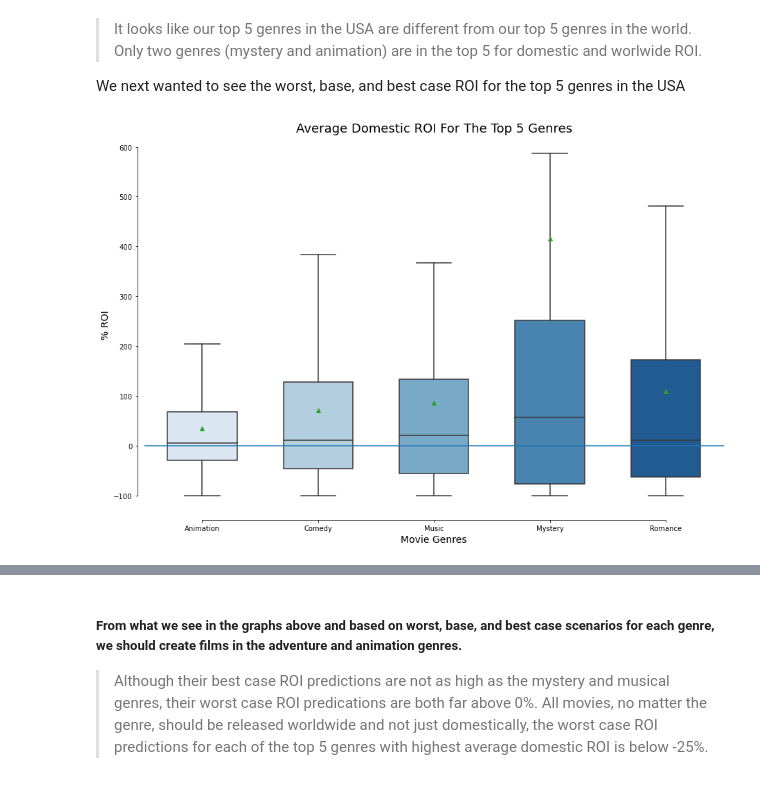
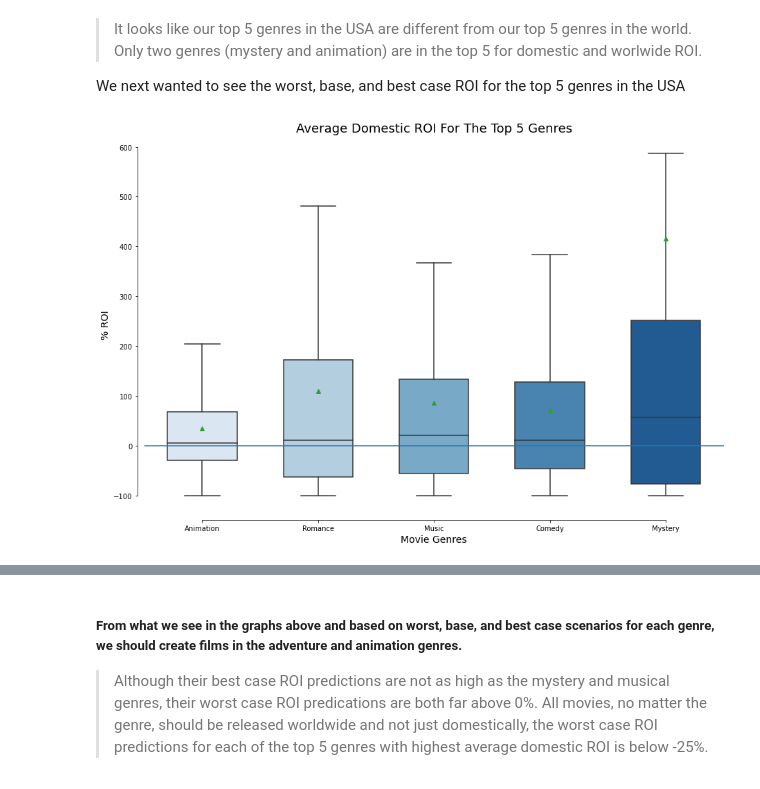
Before and after one commit to sbaltodano/dsc-phase-1-project, a Jupyter notebook: project.ipynb, the cells around one changed output, grey strips where cells are left out. Cells and saved outputs as stored; diff of their text form; code cells hidden in the pictures.

```diff
--- a/project.ipynb
+++ b/project.ipynb
@@ -216,36 +212,33 @@ comedy = genres_exp.loc[genres_exp.genres=='Comedy']
 music = genres_exp.loc[genres_exp.genres=='Music']
 romance = genres_exp.loc[genres_exp.genres=='Romance']
 
 #Create a dataframe for every genre in top 5 domestic
-top_5_df_domestic = animation.append(comedy)
-top_5_df_domestic = top_5_df_domestic.append(music)
-top_5_df_domestic = top_5_df_domestic.append(mystery)
-top_5_df_domestic = top_5_df_domestic.append(romance)
+top_5_df_domestic = top_5_ww = pd.concat([animation, romance, music, comedy, mystery])
 
 #created a box plot with top 5 genres in roi_domestic based on median
 fig_dims=(15, 10)
 fig, ax=plt.subplots(figsize=fig_dims)
 graph = sns.boxplot( x=top_5_df_domestic['genres'],
             y=top_5_df_domestic['roi_domestic'],
             palette='Blues',
             width=0.6,
             showfliers=False,
             showmeans=True,
             data = top_5_df_domestic.groupby('roi_domestic', as_index=False).median()
     );
 
 plt.ylabel('% ROI', size=14)
 plt.xlabel('Movie Genres', size=14)
 plt.title('Average Domestic ROI For The Top 5 Genres', size=18)
 #sns.stripplot(x="genres", y="roi_domestic", data=top_5_df_domestic)
 
 ax.yaxis.grid(False) # Hide the horizontal gridlines
 ax.xaxis.grid(False) # Show the vertical gridlines
 
 graph.axhline(0) #create a line at 0% to clearly show which genres 25th percentile is negative
 
 sns.despine(offset=10, trim=True)
 plt.show()
 # %% [output]
-[figure, old version]
+[figure, new version]
 # %%
```
Also changed, not shown: parts of 16 cells of this notebook.
